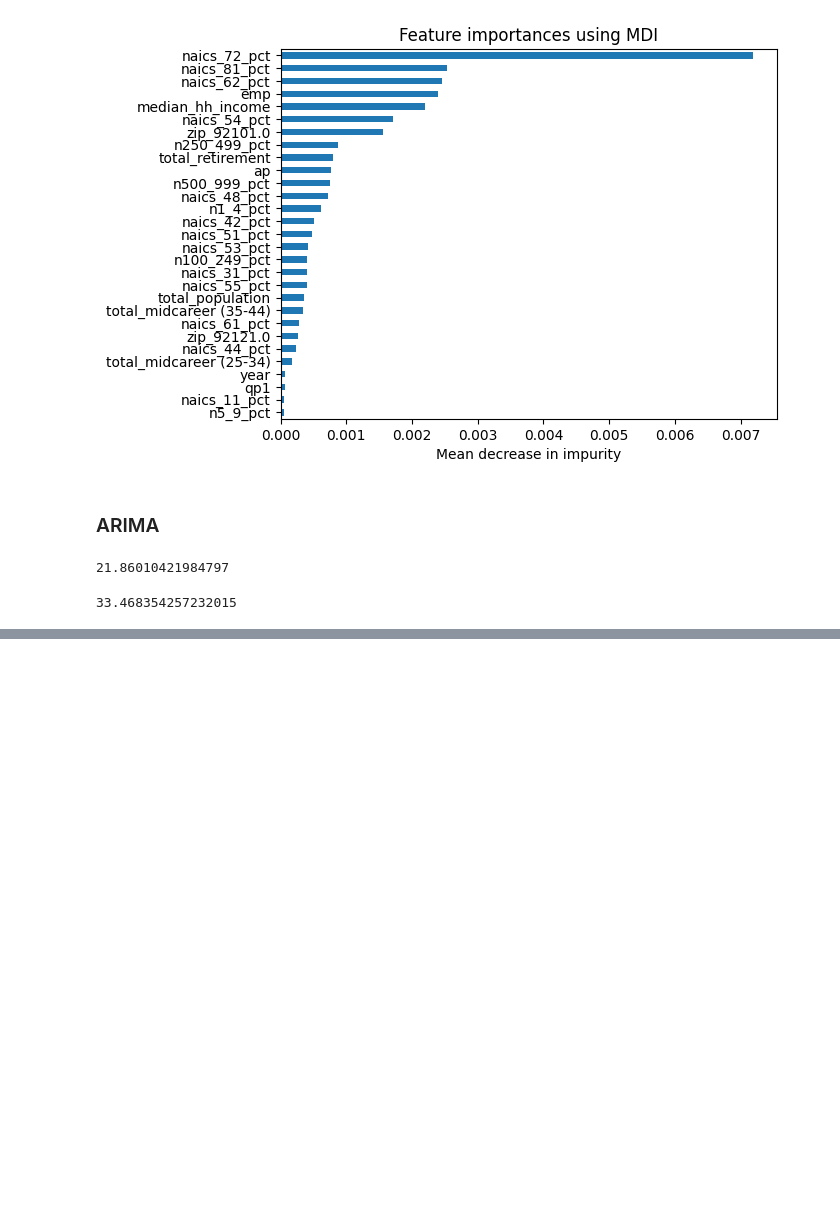
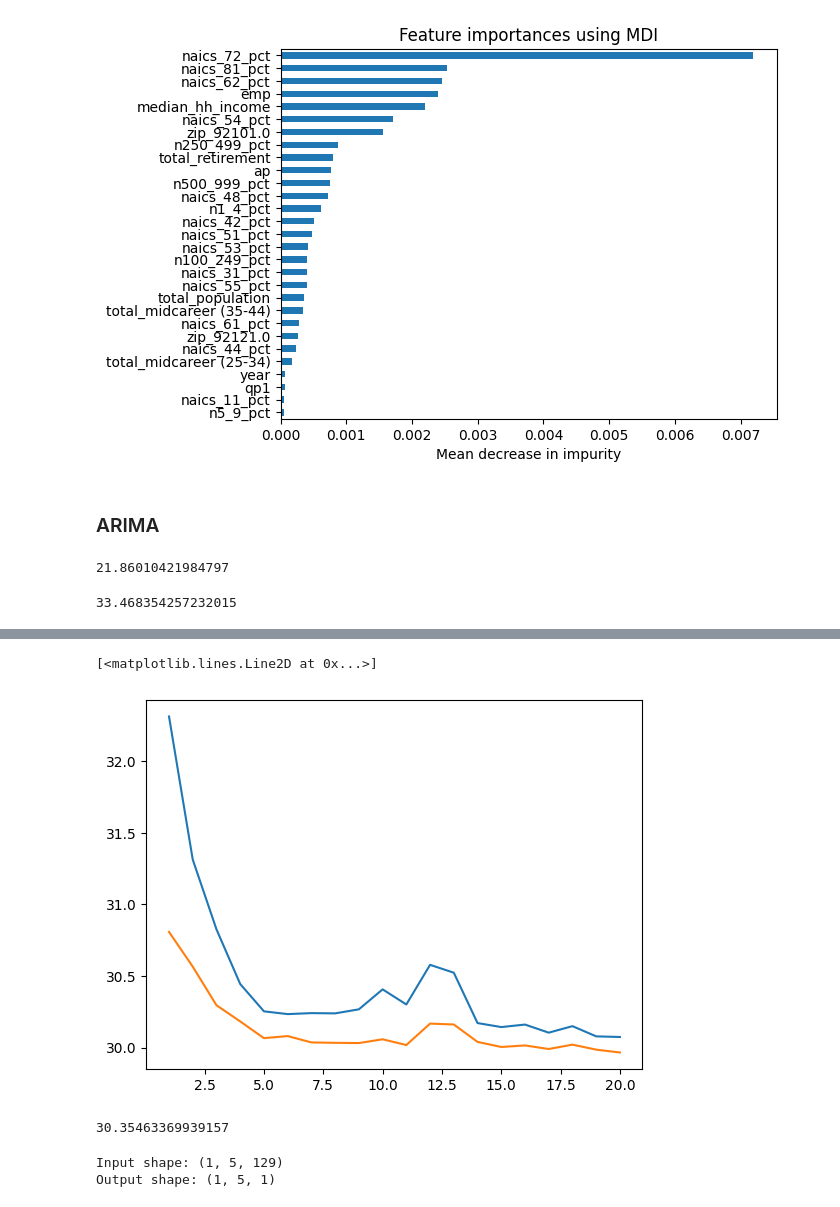
Before and after one commit to inno-apfel/DSC180A-Q1-Project, a Jupyter notebook: notebooks/development/final_model_eval.ipynb, the cells around one changed output, grey strips where cells are left out. Saved outputs shown, nothing was run; the diff lists cells and outputs as text; code cells hidden in the pictures; blank space fills up the shorter version.

```diff
--- a/notebooks/development/final_model_eval.ipynb
+++ b/notebooks/development/final_model_eval.ipynb
@@ -378,0 +571,2 @@ mean_squared_error(preds_labels['est_true'], preds_labels['est_pred'], squared=F
+# %%
+long_data_train_by_zc_tf, long_data_test_by_zc_tf = split_by_zip_code(long_ohe_data_train, long_ohe_data_test, single_step_window)
@@ -378,0 +644,32 @@ mean_squared_error(preds_labels['est_true'], preds_labels['est_pred'], squared=F
+# %%
+def compile_and_fit(model, data_train_by_zc, data_test_by_zc, num_epochs):
+
+    KERAS_VERBOSITY = 0
+
+    losses = []
+    val_losses = []
+
+    model.compile(loss=tf.keras.losses.MeanSquaredError(),
+                  optimizer=tf.keras.optimizers.Adam(),
+                  metrics=[tf.keras.losses.MeanSquaredError()])
+
+    for epoch in tqdm(np.arange(num_epochs)):
+
+        loss_curr_epoch = 0
+        val_loss_curr_epoch = 0
+        i = 0
+
+        data_train_by_zip = list(data_train_by_zc.values())
+        data_test_by_zip = list(data_test_by_zc.values())
+
+        for i in np.arange(len(data_train_by_zip)):
+
+            history = model.fit(data_train_by_zip[i], epochs=1, validation_data=data_train_by_zip[i], verbose=KERAS_VERBOSITY)
+            loss_curr_epoch += history.history['loss'][0]
+            val_loss_curr_epoch += history.history['val_loss'][0]
+            i += 1
+
+        losses += [np.sqrt(unstandardize_series(loss_curr_epoch/i, long_train_mean['est'], long_train_std['est']))]
+        val_losses += [np.sqrt(unstandardize_series(val_loss_curr_epoch/i, long_train_mean['est'], long_train_std['est']))]
+
+    return losses, val_losses
@@ -378,0 +718,16 @@ mean_squared_error(preds_labels['est_true'], preds_labels['est_pred'], squared=F
+# %%
+plt.plot(np.arange(1, len(losses) + 1), losses, label='train')
+plt.plot(np.arange(1, len(val_losses) + 1), val_losses, label='validation')
+# %% [output]
+[<matplotlib.lines.Line2D at 0x...>]
+[figure, added]
+# %%
+evaluate_on_all_zip(dense, long_data_train_by_zc_tf)
+# %% [output]
+30.35463369939157
+# %%
+print('Input shape:', wide_window.example[0].shape)
+print('Output shape:', dense(wide_window.example[0]).shape)
+# %% [output]
+Input shape: (1, 5, 129)
+Output shape: (1, 5, 1)
```
Also changed, not shown: parts of 78 cells of this notebook.
